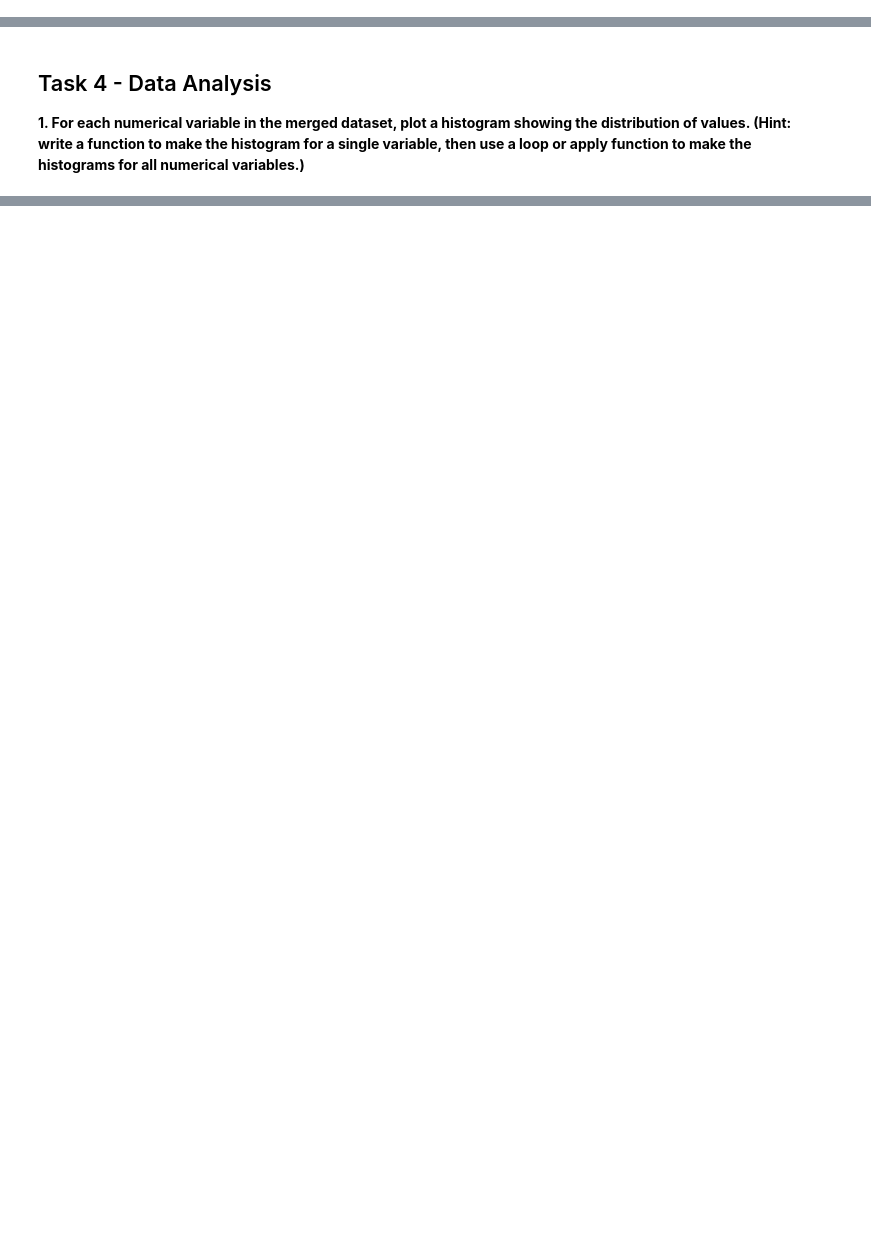
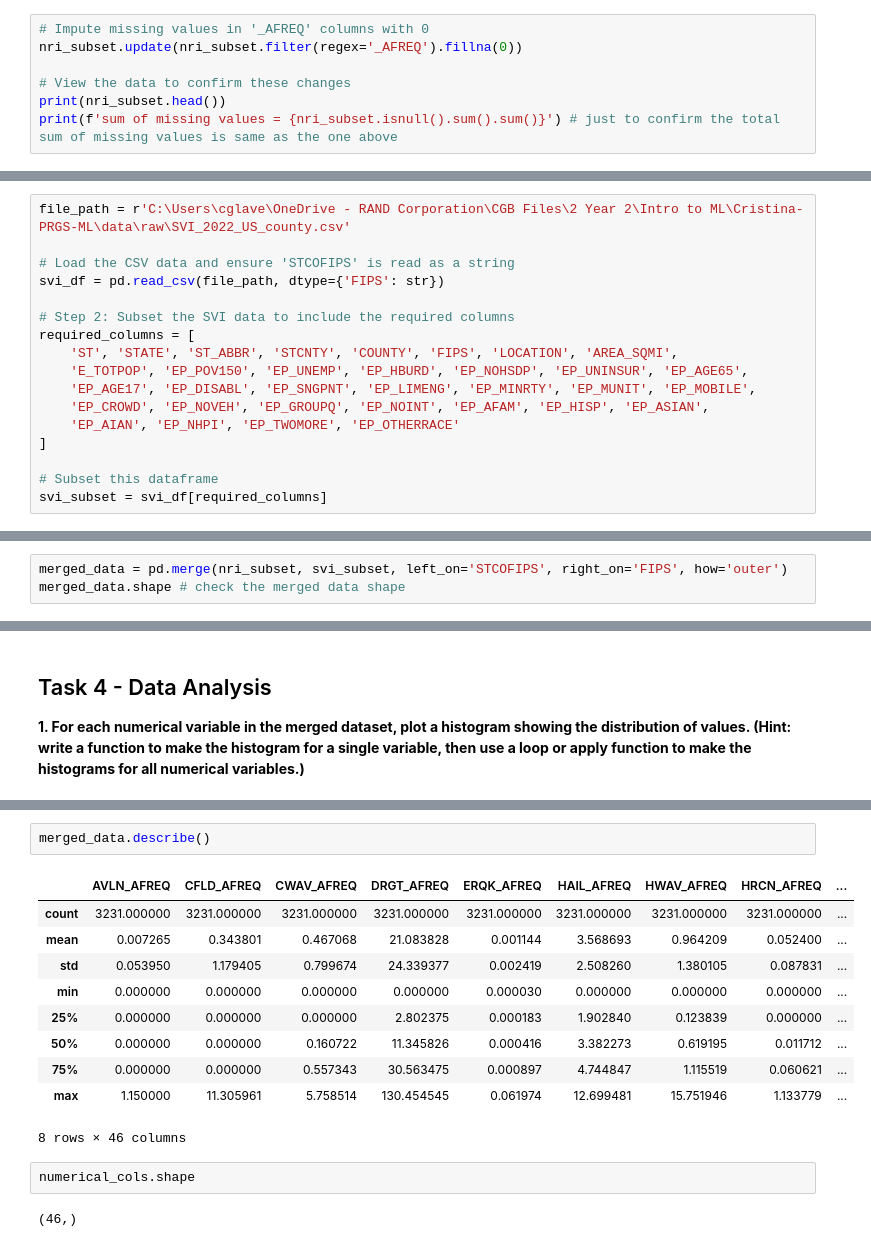
Before and after one commit to cristinaglave/Cristina-PRGS-ML, a Jupyter notebook: homework/HW_02.ipynb, the cells around one changed output, grey strips where cells are left out. Cells and saved outputs as stored; diff of their text form; blank space fills up the shorter version.

```diff
--- a/homework/HW_02.ipynb
+++ b/homework/HW_02.ipynb
@@ -46,2 +164,9 @@ __4. Create a new column in the original data table indicating whether or not 'A
 # %% [markdown]
 __5. Assuming that a risk that is "not applicable" to a county has an annualized frequency of 0, impute the relevant missing values in the '\_AFREQ' columns with 0.__
+# %%
+# Impute missing values in '_AFREQ' columns with 0
+nri_subset.update(nri_subset.filter(regex='_AFREQ').fillna(0))
+
+# View the data to confirm these changes
+print(nri_subset.head())
+print(f'sum of missing values = {nri_subset.isnull().sum().sum()}') # just to confirm the total sum of missing values is same as the one above
@@ -51,5 +194,22 @@ __5. Assuming that a risk that is "not applicable" to a county has an annualized
 __1. Import the SVI data. Ensure that the FIPS code is correctly identified as a string / character variable. Otherwise, the leading zeros will be removed.__
 __1. Subset the SVI data to include only the following columns:__
 `ST, STATE, ST_ABBR, STCNTY, COUNTY, FIPS, LOCATION, AREA_SQMI, E_TOTPOP, EP_POV150, EP_UNEMP, EP_HBURD, EP_NOHSDP, EP_UNINSUR, EP_AGE65, EP_AGE17, EP_DISABL, EP_SNGPNT, EP_LIMENG, EP_MINRTY, EP_MUNIT, EP_MOBILE, EP_CROWD, EP_NOVEH, EP_GROUPQ, EP_NOINT, EP_AFAM, EP_HISP, EP_ASIAN, EP_AIAN, EP_NHPI, EP_TWOMORE, EP_OTHERRACE`
+# %%
+file_path = r'C:\Users\cglave\OneDrive - RAND Corporation\CGB Files\2 Year 2\Intro to ML\Cristina-PRGS-ML\data\raw\SVI_2022_US_county.csv'
+
+# Load the CSV data and ensure 'STCOFIPS' is read as a string
+svi_df = pd.read_csv(file_path, dtype={'FIPS': str})
+
+# Step 2: Subset the SVI data to include the required columns
+required_columns = [
+    'ST', 'STATE', 'ST_ABBR', 'STCNTY', 'COUNTY', 'FIPS', 'LOCATION', 'AREA_SQMI',
+    'E_TOTPOP', 'EP_POV150', 'EP_UNEMP', 'EP_HBURD', 'EP_NOHSDP', 'EP_UNINSUR', 'EP_AGE65',
+    'EP_AGE17', 'EP_DISABL', 'EP_SNGPNT', 'EP_LIMENG', 'EP_MINRTY', 'EP_MUNIT', 'EP_MOBILE',
+    'EP_CROWD', 'EP_NOVEH', 'EP_GROUPQ', 'EP_NOINT', 'EP_AFAM', 'EP_HISP', 'EP_ASIAN',
+    'EP_AIAN', 'EP_NHPI', 'EP_TWOMORE', 'EP_OTHERRACE'
+]
+
+# Subset this dataframe
+svi_subset = svi_df[required_columns]
 # %% [markdown]
 __2. Create a table / dataframe that shows the number of missing values in each column. (Hint: if you wrote a function for Task 1, you can reuse it here.)__
@@ -60,2 +264,5 @@ __1. Identify any FIPS codes that are present in the NRI data but not in the SVI
 # %% [markdown]
 __2. Merge the NRI and SVI data on the FIPS code. Use an outer join to keep all counties in the final dataset.__
+# %%
+merged_data = pd.merge(nri_subset, svi_subset, left_on='STCOFIPS', right_on='FIPS', how='outer')
+merged_data.shape # check the merged data shape
@@ -67,0 +333,17 @@ __1. For each numerical variable in the merged dataset, plot a histogram showing
+# %%
+merged_data.describe()
+# %% [output]
+|  | AVLN_AFREQ | CFLD_AFREQ | CWAV_AFREQ | DRGT_AFREQ | ERQK_AFREQ | HAIL_AFREQ | HWAV_AFREQ | HRCN_AFREQ | ... |
+| count | 3231.000000 | 3231.000000 | 3231.000000 | 3231.000000 | 3231.000000 | 3231.000000 | 3231.000000 | 3231.000000 | ... |
+| mean | 0.007265 | 0.343801 | 0.467068 | 21.083828 | 0.001144 | 3.568693 | 0.964209 | 0.052400 | ... |
+| std | 0.053950 | 1.179405 | 0.799674 | 24.339377 | 0.002419 | 2.508260 | 1.380105 | 0.087831 | ... |
+| min | 0.000000 | 0.000000 | 0.000000 | 0.000000 | 0.000030 | 0.000000 | 0.000000 | 0.000000 | ... |
+| 25% | 0.000000 | 0.000000 | 0.000000 | 2.802375 | 0.000183 | 1.902840 | 0.123839 | 0.000000 | ... |
+| 50% | 0.000000 | 0.000000 | 0.160722 | 11.345826 | 0.000416 | 3.382273 | 0.619195 | 0.011712 | ... |
+| 75% | 0.000000 | 0.000000 | 0.557343 | 30.563475 | 0.000897 | 4.744847 | 1.115519 | 0.060621 | ... |
+| max | 1.150000 | 11.305961 | 5.758514 | 130.454545 | 0.061974 | 12.699481 | 15.751946 | 1.133779 | ... |
+8 rows × 46 columns
+# %%
+numerical_cols.shape
+# %% [output]
+(46,)
```
Also changed, not shown: parts of 10 cells of this notebook.
